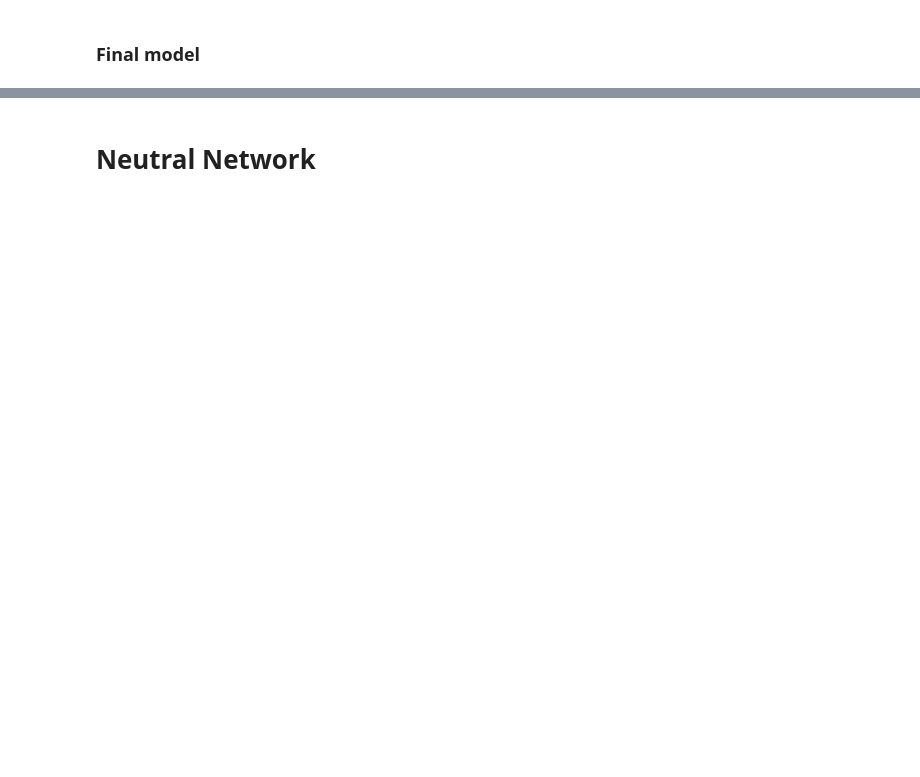
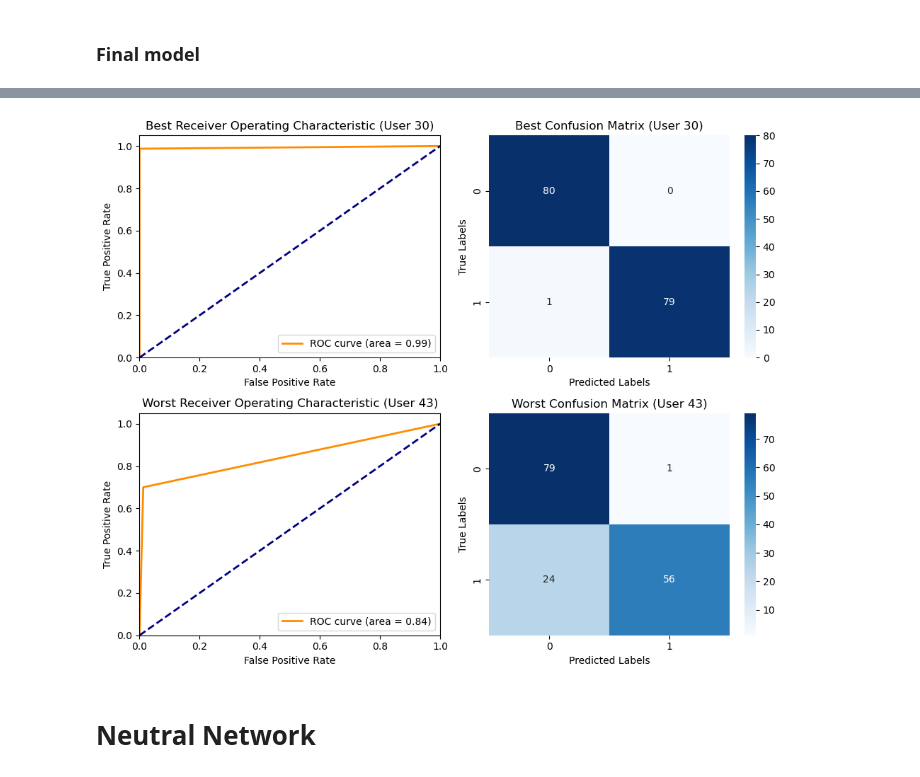
Before and after one commit to zuza571/Biometrics, a Jupyter notebook: Keystroke/keystrokeDynamics.ipynb, the cells around one changed output, grey strips where cells are left out. Drawn from its saved outputs; the diff is of its cells as text; code cells hidden in the pictures; blank space fills up the shorter version.

```diff
--- a/Keystroke/keystrokeDynamics.ipynb
+++ b/Keystroke/keystrokeDynamics.ipynb
@@ -402,9 +469,10 @@ for i in range(num_classes):
 # %% [markdown]
 ### Final model
 # %%
-from sklearn.ensemble import RandomForestClassifier
+from sklearn.neighbors import KNeighborsClassifier
+from sklearn.preprocessing import StandardScaler
 
-models_knn = {}
+predictions_list = []
 
 for i in range(num_classes):
     X_train = X_train_list[i]
@@ -412,10 +480,20 @@ for i in range(num_classes):
     y_train = y_train_list[i]
     y_test = y_test_list[i]
 
+    scaler = StandardScaler()
+    X_train = scaler.fit_transform(X_train)
+    X_test = scaler.transform(X_test)
+    X_train = np.array(X_train)
+    X_test = np.array(X_test)
+
     knn = KNeighborsClassifier()
     knn.fit(X_train, y_train)
 
     predictions = knn.predict(X_test)
+    predictions_list.append(predictions)
+
+    f2_score = fbeta_score(y_test, predictions, beta=2)
 
     print("User: ", i)
     print(classification_report(y_test, predictions))
+    print("F2 score: ", round(f2_score, 2))
@@ -421,0 +518,74 @@ for i in range(num_classes):
+# %%
+best_roc_auc = 0
+worst_roc_auc = 1
+mean_roc_auc = 0
+
+best_user, worst_user = None, None
+best_fpr, best_tpr, worst_fpr, worst_tpr = None, None, None, None
+best_cm, worst_cm = None, None
+
+for i in range(num_classes):
+    X_train = X_train_list[i]
+    X_test = X_test_list[i]
+    y_train = y_train_list[i]
+    y_test = y_test_list[i]
+
+    predictions = predictions_list[i]
+
+    fpr, tpr, thresholds = roc_curve(y_test, predictions)
+    roc_auc = auc(fpr, tpr)
+    mean_roc_auc += roc_auc
+
+    if roc_auc > best_roc_auc:
+        best_roc_auc = roc_auc
+        best_user = i
+        best_fpr, best_tpr = fpr, tpr
+        best_cm = confusion_matrix(y_test, predictions)
+
+    if roc_auc < worst_roc_auc:
+        worst_roc_auc = roc_auc
+        worst_user = i
+        worst_fpr, worst_tpr = fpr, tpr
+        worst_cm = confusion_matrix(y_test, predictions)
+
+mean_roc_auc /= num_classes
+
+print("Mean ROC AUC: ", round(mean_roc_auc, 2))
+
+fig, axes = plt.subplots(2, 2, figsize=(10, 8))
+
+plt.sca(axes[0, 0])
+plt.plot(best_fpr, best_tpr, color='darkorange', lw=2, label=f'ROC curve (area = {best_roc_auc:.2f})')
+plt.plot([0, 1], [0, 1], color='navy', lw=2, linestyle='--')
+plt.xlim([0.0, 1.0])
+plt.ylim([0.0, 1.05])
+plt.xlabel('False Positive Rate')
+plt.ylabel('True Positive Rate')
+plt.title(f'Best Receiver Operating Characteristic (User {best_user})')
+plt.legend(loc="lower right")
+
+plt.sca(axes[0, 1])
+sns.heatmap(best_cm, annot=True, fmt='d', cmap='Blues')
+plt.xlabel('Predicted Labels')
+plt.ylabel('True Labels')
+plt.title(f'Best Confusion Matrix (User {best_user})')
+
+plt.sca(axes[1, 0])
+plt.plot(worst_fpr, worst_tpr, color='darkorange', lw=2, label=f'ROC curve (area = {worst_roc_auc:.2f})')
+plt.plot([0, 1], [0, 1], color='navy', lw=2, linestyle='--')
+plt.xlim([0.0, 1.0])
+plt.ylim([0.0, 1.05])
+plt.xlabel('False Positive Rate')
+plt.ylabel('True Positive Rate')
+plt.title(f'Worst Receiver Operating Characteristic (User {worst_user})')
+plt.legend(loc="lower right")
+
+plt.sca(axes[1, 1])
+sns.heatmap(worst_cm, annot=True, fmt='d', cmap='Blues')
+plt.xlabel('Predicted Labels')
+plt.ylabel('True Labels')
+plt.title(f'Worst Confusion Matrix (User {worst_user})')
+
+plt.tight_layout()
+plt.show()
+# %% [output]
@@ -422,3 +593,4 @@ for i in range(num_classes):
+[figure, added]
 # %% [markdown]
 # **Neutral Network**
 # %%
```
Also changed, not shown: parts of 19 cells of this notebook, 3 other files.
